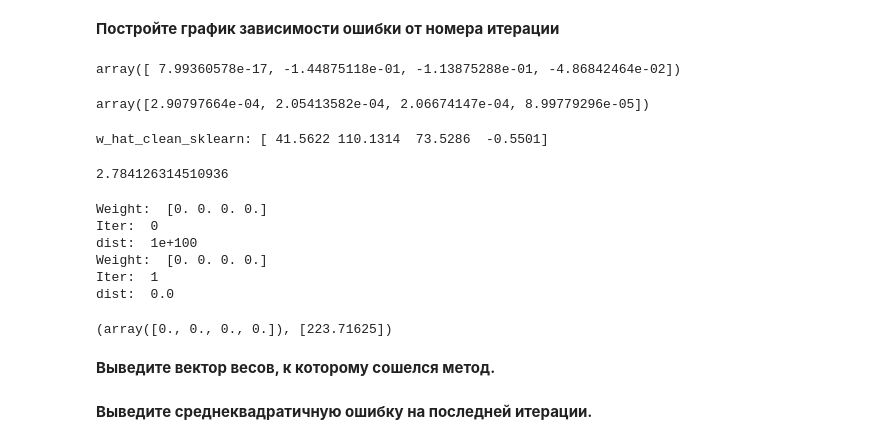
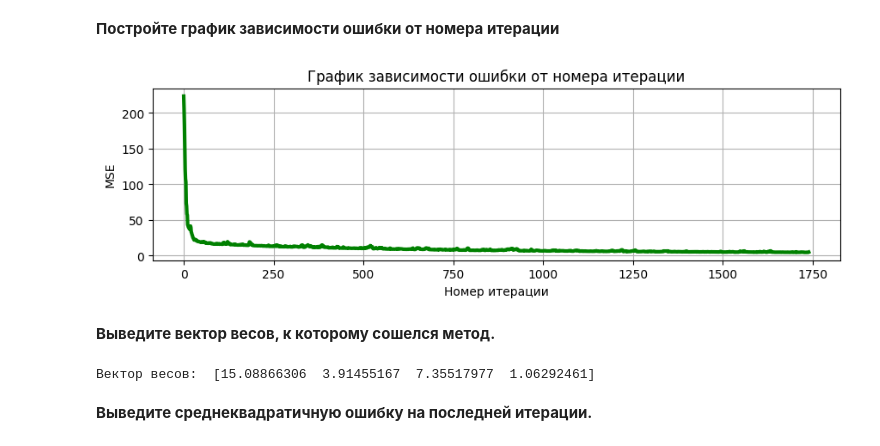
Before and after one commit to Cu-hedgehog/DS, a Jupyter notebook: Math/Almaeva_HW2.ipynb, the cells around one changed output. Cells and saved outputs as stored; diff of their text form; code cells hidden in the pictures.

```diff
--- a/Math/Almaeva_HW2.ipynb
+++ b/Math/Almaeva_HW2.ipynb
@@ -112,7 +114,7 @@ print(mse_error(y, y_pred))
 # %%
 # Функция предсказания
 def lin_pred(X, w):
-    y_pred = X @ w
+    y_pred = np.dot(X, w)
     return y_pred
 # %% [markdown]
 **Создайте функцию *stoch_grad_step* для реализации шага стохастического градиентного спуска. (1.5 балла)
@@ -187,35 +167,51 @@ def stochastic_gradient_descent(X, y, w, learn_rate, iter, eps):
+# %%
+def stochastic_gradient_descent(X, y, w, learn_rate, iter, eps):
+    dist = 1e100
+    errors = []
+    i = 0
+
+    while  i < iter and dist > eps:
+        # генерация случайного индекса
+        rand_index = np.random.randint(0, y.shape[0])
+        # предсказание
+        y_pred = lin_pred(X, w)
+        # добавление текущей ошибки в список
+        errors.append(mse_error(y, y_pred))
+        # расчет нового вектора весов
+        w_new = stoch_grad_step(X, y, w, rand_index, learn_rate)
+        # расчет расстояния между векторами весов
+        dist = np.linalg.norm(w - w_new)
+        # обновление вектора весов
+        w = w_new
+
+        # промежуточная проверка
+        # print('Weight: ', w)
+        # print('Iter: ', i)
+        # print('dist: ', dist)
+
+        i += 1
+
+    return w, errors
 # %% [markdown]
  **Запустите $10^5$ итераций стохастического градиентного спуска. Укажите вектор начальных весов, состоящий из нулей. Можете поэкспериментировать с параметром, отвечающим за темп обучения.**
 # %% [markdown]
 **Постройте график зависимости ошибки от номера итерации**
-# %%
-np.dot(X.T, (y_pred - y))/y.shape[0]
-# %% [output]
-array([ 7.99360578e-17, -1.44875118e-01, -1.13875288e-01, -4.86842464e-02])
-# %%
-np.dot(X[7], (y_pred[7] - y[7]))/y.shape[0]
-# %% [output]
-array([2.90797664e-04, 2.05413582e-04, 2.06674147e-04, 8.99779296e-05])
-# %%
-from sklearn.linear_model import LinearRegression
-model = LinearRegression(fit_intercept=False)
-model.fit(X, y)
-print('w_hat_clean_sklearn:', model.coef_.round(4))
-new_prediction = model.predict(X)
-mse_error(y, new_prediction)
-# %% [output]
-w_hat_clean_sklearn: [ 41.5622 110.1314  73.5286  -0.5501]
-2.784126314510936
-# %%
-w0 = np.zeros(X.shape[1])
-stochastic_gradient_descent(X, y, w0, 10, 100000, 0.001)
-# %% [output]
-Weight:  [0. 0. 0. 0.]
-Iter:  0
-dist:  1e+100
-Weight:  [0. 0. 0. 0.]
-Iter:  1
-dist:  0.0
-(array([0., 0., 0., 0.]), [223.71625])
+# %%
+w0 = np.zeros(X.shape[1])
+w, mse = stochastic_gradient_descent(X, y, w0, 0.01, 100000, 0.0001)
+
+fig = plt.figure(figsize=(8, 2))
+axes = fig.add_axes([0, 0, 1, 1])
+axes.plot(
+    mse,
+    color="green",
+    lw=3,
+)
+axes.set_title("График зависимости ошибки от номера итерации")
+axes.set_xlabel('Номер итерации')
+axes.set_ylabel('MSE')
+axes.grid()
+# %% [output]
+[figure, added]
 # %% [markdown]
 **Выведите вектор весов, к которому сошелся метод.**
@@ -224,2 +218,6 @@ dist:  0.0
+# %%
+print('Вектор весов: ', w)
+# %% [output]
+Вектор весов:  [15.08866306  3.91455167  7.35517977  1.06292461]
 # %% [markdown]
 **Выведите среднеквадратичную ошибку на последней итерации.**
```
Also changed, not shown: parts of 12 cells of this notebook, 15 other files.
